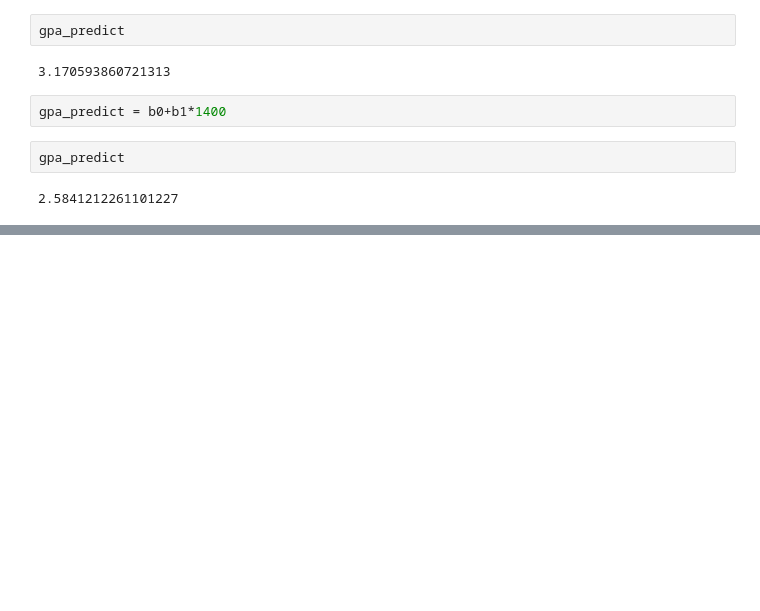
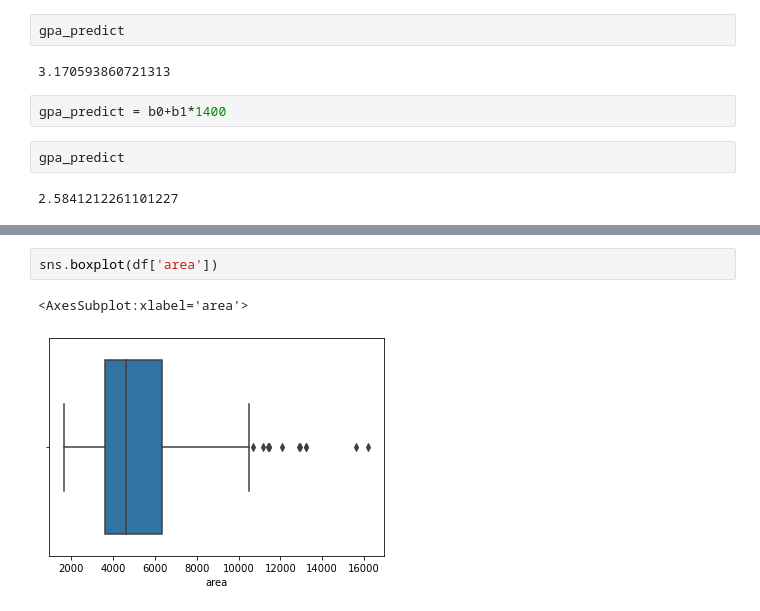
Before and after one commit to mavrick08/AWP, a Jupyter notebook: Linear Regression Algorithm - 2.ipynb, the cells around one changed output, grey strips where cells are left out. Drawn from its saved outputs; the diff is of its cells as text; blank space fills up the shorter version.

```diff
--- a/Linear Regression Algorithm - 2.ipynb
+++ b/Linear Regression Algorithm - 2.ipynb
@@ -222,0 +307,5 @@ gpa_predict
+# %%
+sns.boxplot(df['area'])
+# %% [output]
+<AxesSubplot:xlabel='area'>
+[figure, added]
```
Also changed, not shown: parts of 34 cells of this notebook, 1 other file.
